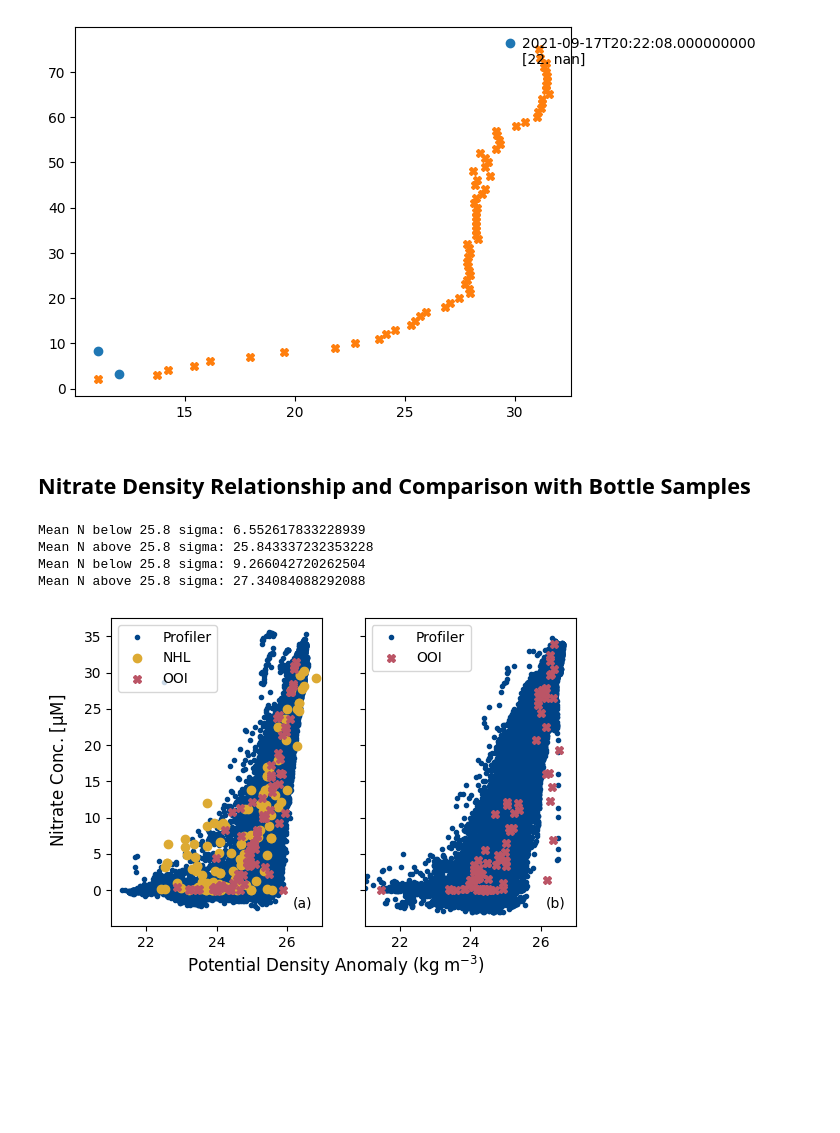
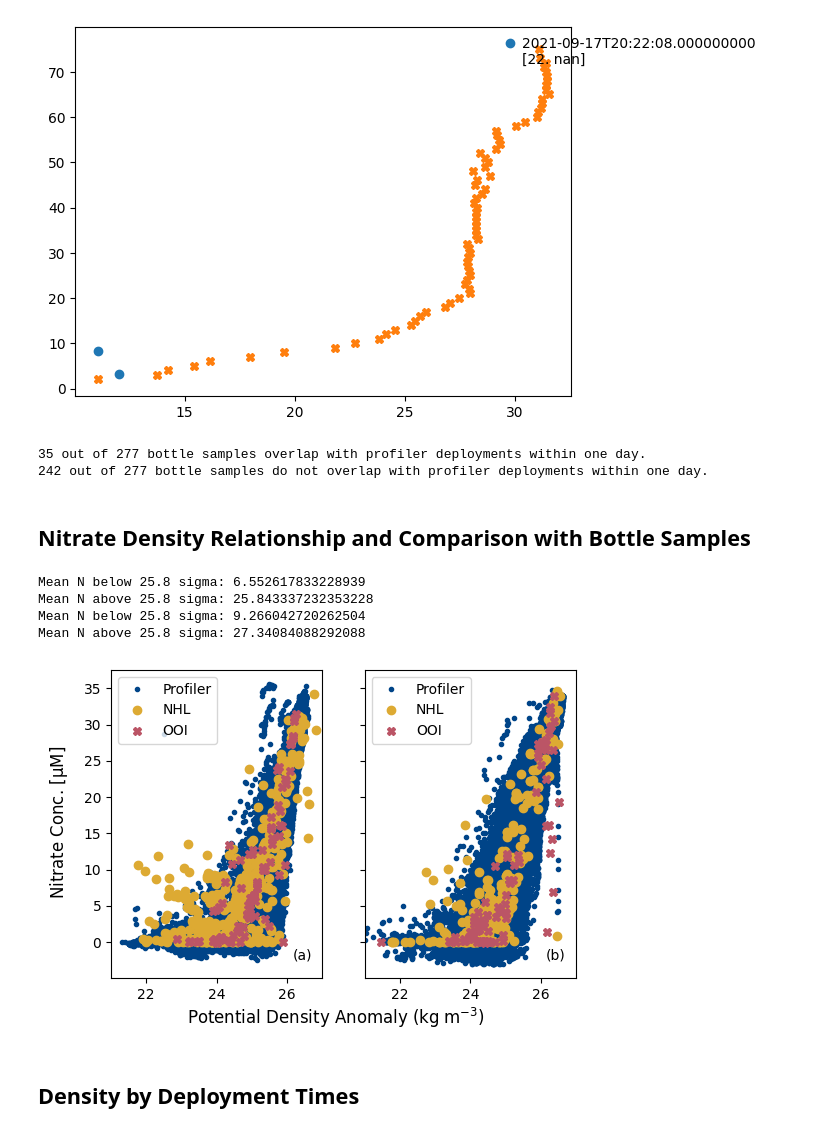
Before and after one commit to andrew-s28/shelf-nitrate-response-to-upwelling, a Jupyter notebook: notebooks/bottle_sample_comparison.ipynb, the cells around one changed output. Drawn from its saved outputs; the diff is of its cells as text; code cells hidden in the pictures; blank space fills up the shorter version.

Commit message:
added more nhl bottle samples to comparison and density comparisons for OOI vs. NANOOS years

```diff
--- a/notebooks/bottle_sample_comparison.ipynb
+++ b/notebooks/bottle_sample_comparison.ipynb
@@ -147,7 +151,7 @@ inner_nhl_crse_ctd["longitude"] = inner_nhl_crse_ctd["longitude"] - 360
 inner_nhl_crse_ctd = inner_nhl_crse_ctd.squeeze()
 
 # nitrate data from NH line cruises, nhl_crse_nit = nh line cruise nitrate data
-inner_nhl_crse_nit = pd.read_csv(DATA_DIR / "ship/NH_line_data.csv")
+inner_nhl_crse_nit = pd.read_csv(DATA_DIR / "ship/Nutrients_4_Andrew_all_NCC.csv")
 
 # bin the bottle sample data by date and pressure
 nh_pressure_grid = inner_nhl_crse_ctd["pressure"]
@@ -162,10 +166,10 @@ for i, t in enumerate(inner_nhl_crse_ctd["date"].values):
     # need exact date matches - don't want nearest neighbor for this step
     time_mask = np.where(inner_nhl_crse_nit["Sample Date"] == t)
     for n, d, s, p, lon in zip(
-        inner_nhl_crse_nit["NO3 (um)"].values[time_mask],
+        inner_nhl_crse_nit["no3"].values[time_mask],
         inner_nhl_crse_nit["Sample Date"].values[time_mask],
         inner_nhl_crse_nit["Station"].values[time_mask],
-        inner_nhl_crse_nit["DepthorPressure (m)"].values[time_mask],
+        inner_nhl_crse_nit["pressure"].values[time_mask],
         inner_nhl_crse_nit["Longitude"].values[time_mask],
     ):
         nitr_tbin.append(n)
@@ -198,7 +202,9 @@ inner_nhl_crse["nitrate"] = (("date"), nitr_tbin)
 inner_nhl_crse["station"] = (("date"), stat_tbin)
 
 # view created xarray
-inner_nhl_crse = inner_nhl_crse.where(inner_nhl_crse.station == "NH01", drop=True)
+inner_nhl_crse = inner_nhl_crse.where(
+    (inner_nhl_crse.station == "NH01") | (inner_nhl_crse.station == "NH03"), drop=True
+)
 inner_nhl_crse = inner_nhl_crse.swap_dims({"date": "time"})
 # %%
 nhl_overlapping_bottles, prof_overlapping_bottles = get_overlapping_bottles(
@@ -355,3 +429,10 @@ for i in range(len(ooi_overlapping_bottles.time)):
+# %%
+nhl_overlapping_bottles, prof_overlapping_bottles = get_overlapping_bottles(
+    profiler=midshelf_nitrate, ship=mid_nhl_crse
+)
+# %% [output]
+35 out of 277 bottle samples overlap with profiler deployments within one day.
+242 out of 277 bottle samples do not overlap with profiler deployments within one day.
 # %% [markdown]
 ## Nitrate Density Relationship and Comparison with Bottle Samples
 # %%
@@ -402,6 +483,13 @@ ax1.plot(
     rasterized=True,
 )
 ax1.plot(
+    mid_nhl_crse["potential_density"],
+    mid_nhl_crse["nitrate"],
+    "o",
+    color="#DDAA33",
+    label="NHL",
+)
+ax1.plot(
     mid_shelf_ooi_crse["pot_density_anom"],
     mid_shelf_ooi_crse["nitrate"],
     "X",
@@ -417,31 +505,33 @@ by_label = dict(
 )  # dicts can't have duplicate keys, avoids duplicate legend entries
 ax1.legend(by_label.values(), by_label.keys())
 fig.supxlabel("Potential Density Anomaly ($\\mathsf{kg \\; m^{-3}}$)", y=-0.02)
 fig.supylabel("Nitrate Conc. [$\\mathsf{\\mu M}$]", x=0.02)
 
 ax0.text(
     0.95, 0.05, "(a)", transform=ax0.transAxes, fontsize=10, ha="right", va="bottom"
 )
 ax1.text(
     0.95, 0.05, "(b)", transform=ax1.transAxes, fontsize=10, ha="right", va="bottom"
 )
 
 print(
     f"Mean N below 25.8 sigma: {np.nanmean(midshelf_nitrate.where(midshelf_nitrate['density'] < 25.8)['nitrate'])}"
 )
 print(
     f"Mean N above 25.8 sigma: {np.nanmean(midshelf_nitrate.where(midshelf_nitrate['density'] > 25.8)['nitrate'])}"
 )
 
 plt.savefig(
     FIGURES_DIR / "nitrate-density.pdf",
     format="pdf",
     bbox_inches="tight",
     dpi=1200,
 )
 # %% [output]
 Mean N below 25.8 sigma: 6.552617833228939
 Mean N above 25.8 sigma: 25.843337232353228
 Mean N below 25.8 sigma: 9.266042720262504
 Mean N above 25.8 sigma: 27.34084088292088
-[figure, old version]
+[figure, new version]
+# %% [markdown]
+## Density by Deployment Times
```
Also changed, not shown: parts of 15 cells of this notebook, 2 other files.
